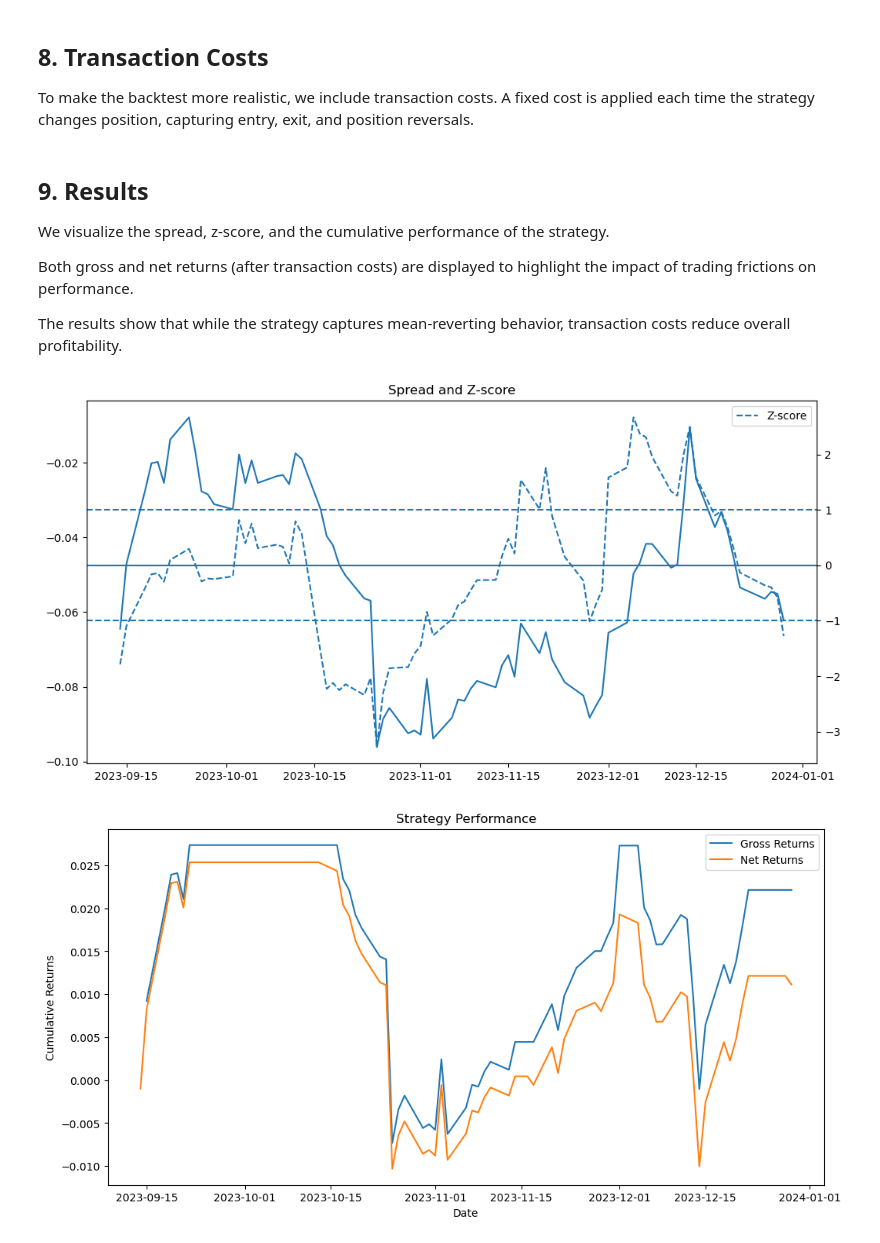
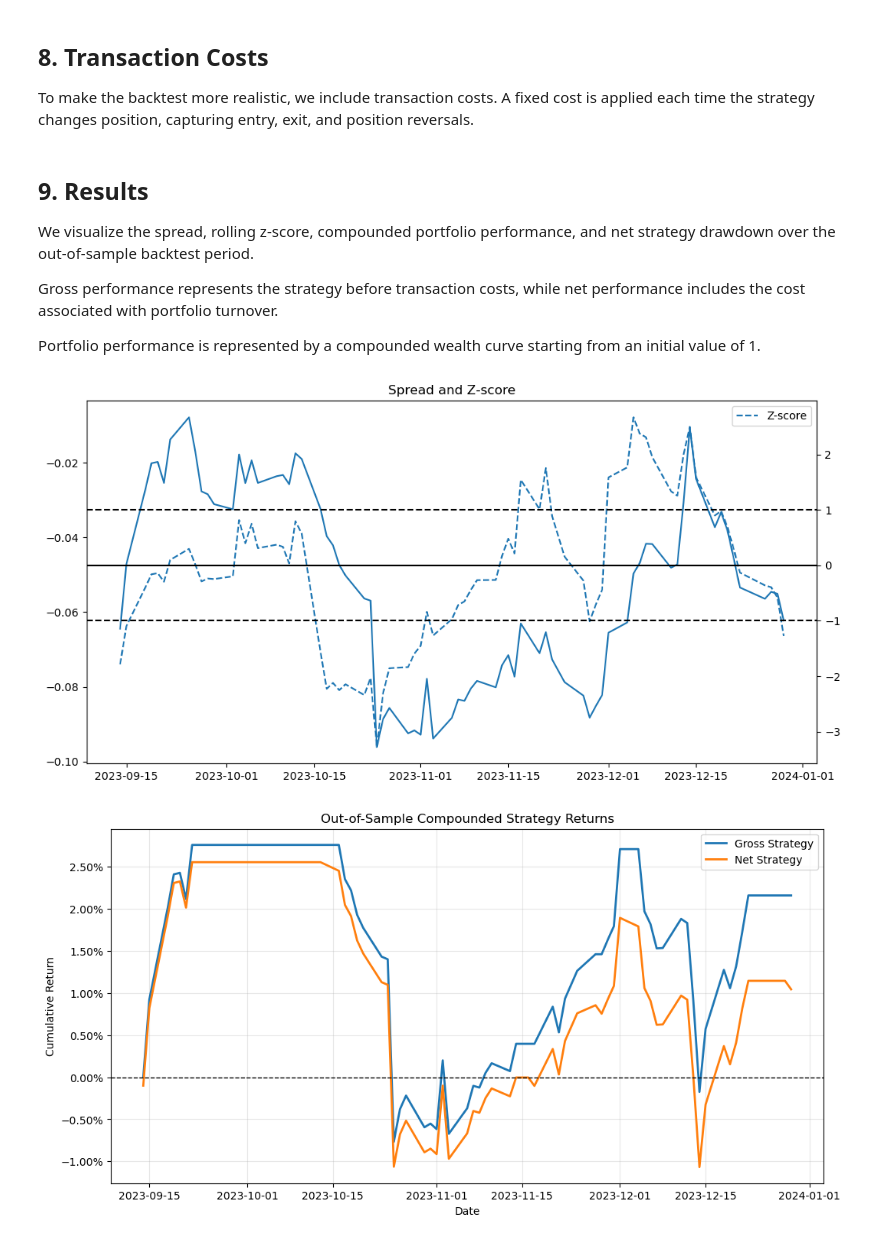
Before and after one commit to Gabrielnstr/pair_trading_strategy, a Jupyter notebook: notebooks/pair_trading_strategy.ipynb, the cells around one changed output. Drawn from its saved outputs; the diff is of its cells as text; code cells hidden in the pictures.

```diff
--- a/notebooks/pair_trading_strategy.ipynb
+++ b/notebooks/pair_trading_strategy.ipynb
@@ -160,8 +160,8 @@ pair_returns = pair_returns / gross_exposure
 # Apply yesterday's position to avoid look-ahead bias
 data["strategy_returns"] = (data["position"].shift(1) * pair_returns)
 
-# Cumulative strategy returns
-data["cumulative_strategy_returns"] = data["strategy_returns"].cumsum()
+# Gross portfolio wealth, starting from 1
+data["wealth_gross"] = (1 + data["strategy_returns"].fillna(0)).cumprod()
 # %% [markdown]
 ## 8. Transaction Costs
 To make the backtest more realistic, we include transaction costs.
@@ -181,56 +181,62 @@ data["transaction_costs"] = (transaction_cost * data["turnover"])
 # Net strategy returns
 data["strategy_returns_net"] = (data["strategy_returns"].fillna(0) - data["transaction_costs"])
 
-# Cumulative net returns
-data["cumulative_strategy_returns_net"] = data["strategy_returns_net"].cumsum()
+# Net portfolio wealth after transaction costs
+data["wealth_net"] = (1 + data["strategy_returns_net"].fillna(0)).cumprod()
 # %% [markdown]
 ## 9. Results
 
-We visualize the spread, z-score, and the cumulative performance of the strategy.
+We visualize the spread, rolling z-score, compounded portfolio performance, and net strategy drawdown over the out-of-sample backtest period.
 
-Both gross and net returns (after transaction costs) are displayed to highlight the impact of trading frictions on performance.
+Gross performance represents the strategy before transaction costs, while net performance includes the cost associated with portfolio turnover.
 
-The results show that while the strategy captures mean-reverting behavior, transaction costs reduce overall profitability.
+Portfolio performance is represented by a compounded wealth curve starting from an initial value of 1.
 # %%
 plt.figure(figsize=(12,6))
 
 # Spread
 plt.plot(data["spread"], label="Spread")
 
 # Z-score and second axis
 ax2 = plt.gca().twinx()
 ax2.plot(data["zscore"], linestyle="--", label="Z-score")
 
 # Thresholds
-ax2.axhline(1.0, linestyle="--")
-ax2.axhline(-1.0, linestyle="--")
-ax2.axhline(0)
+ax2.axhline(1.0, linestyle="--", color="black")
+ax2.axhline(-1.0, linestyle="--", color="black")
+ax2.axhline(0, color="black")
 
 plt.title("Spread and Z-score")
 plt.legend(loc="upper left")
 ax2.legend(loc="upper right")
 
 # Save figure in figures/ folder
 plt.savefig("../figures/spread_zscore.png", bbox_inches="tight")
 
 plt.show()
 # %% [output]
-[figure, old version]
+[figure, new version]
 # %%
+from matplotlib.ticker import PercentFormatter
+
 plt.figure(figsize=(12,6))
 
-plt.plot(data["cumulative_strategy_returns"], label = "Gross Returns")
-plt.plot(data["cumulative_strategy_returns_net"], label = "Net Returns")
+plt.plot(data.index, data["wealth_gross"] - 1, label = "Gross Strategy", linewidth=2)
+plt.plot(data.index, data["wealth_net"] - 1, label = "Net Strategy", linewidth=2)
 
-plt.title("Strategy Performance")
+plt.axhline(y=0, color="black",linestyle="--",linewidth=1)
+
+plt.title("Out-of-Sample Compounded Strategy Returns")
 plt.xlabel("Date")
-plt.ylabel("Cumulative Returns")
+plt.ylabel("Cumulative Return")
+plt.gca().yaxis.set_major_formatter(PercentFormatter(1.0))
 plt.legend()
+plt.grid(alpha=0.3)
 
 # Save figure in figures/ folder
 plt.savefig("../figures/cumulative_returns.png", bbox_inches='tight')
 
 plt.show()
 # %% [output]
-[figure, old version]
+[figure, new version]
 # %%
```
Also changed, not shown: parts of 5 cells of this notebook, 3 other files.
